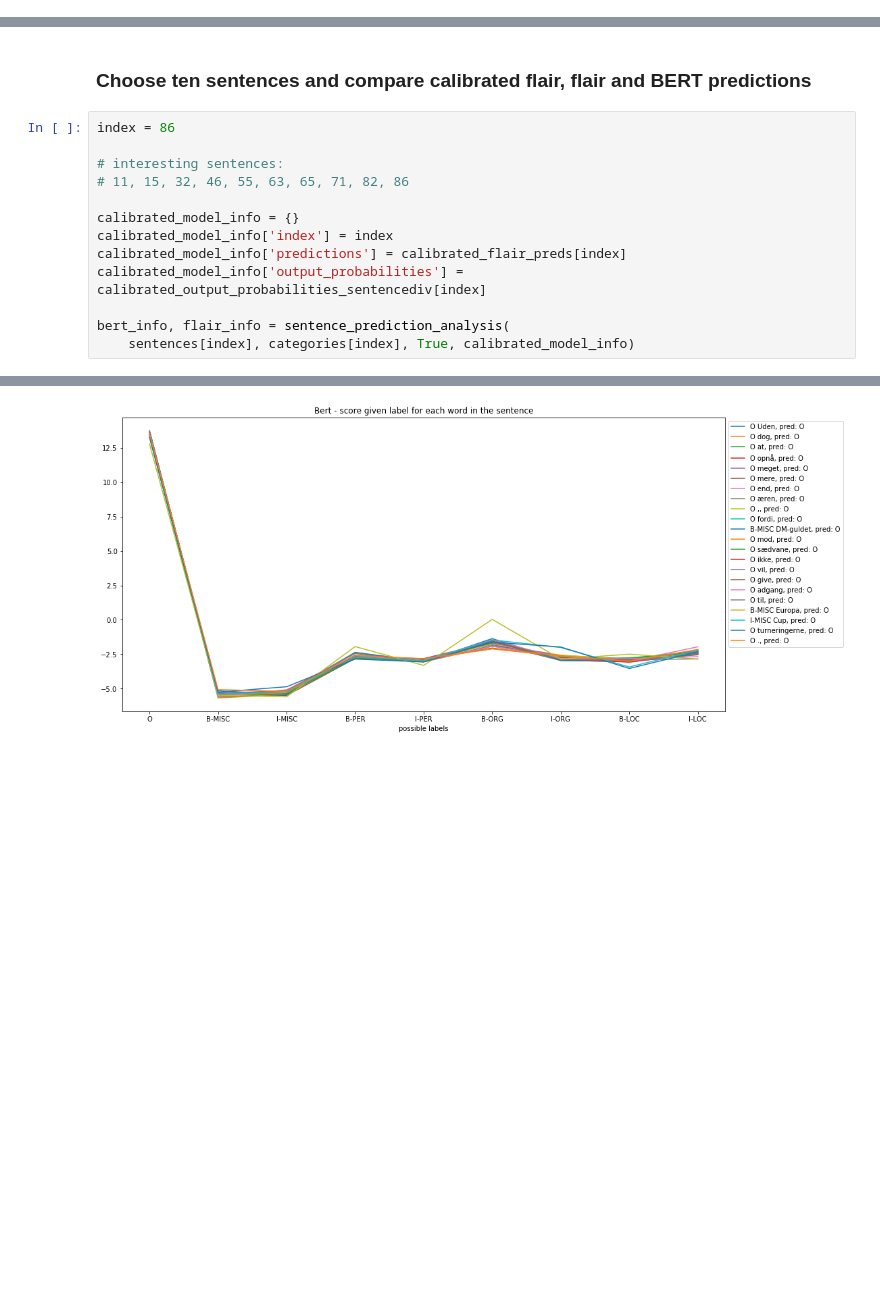
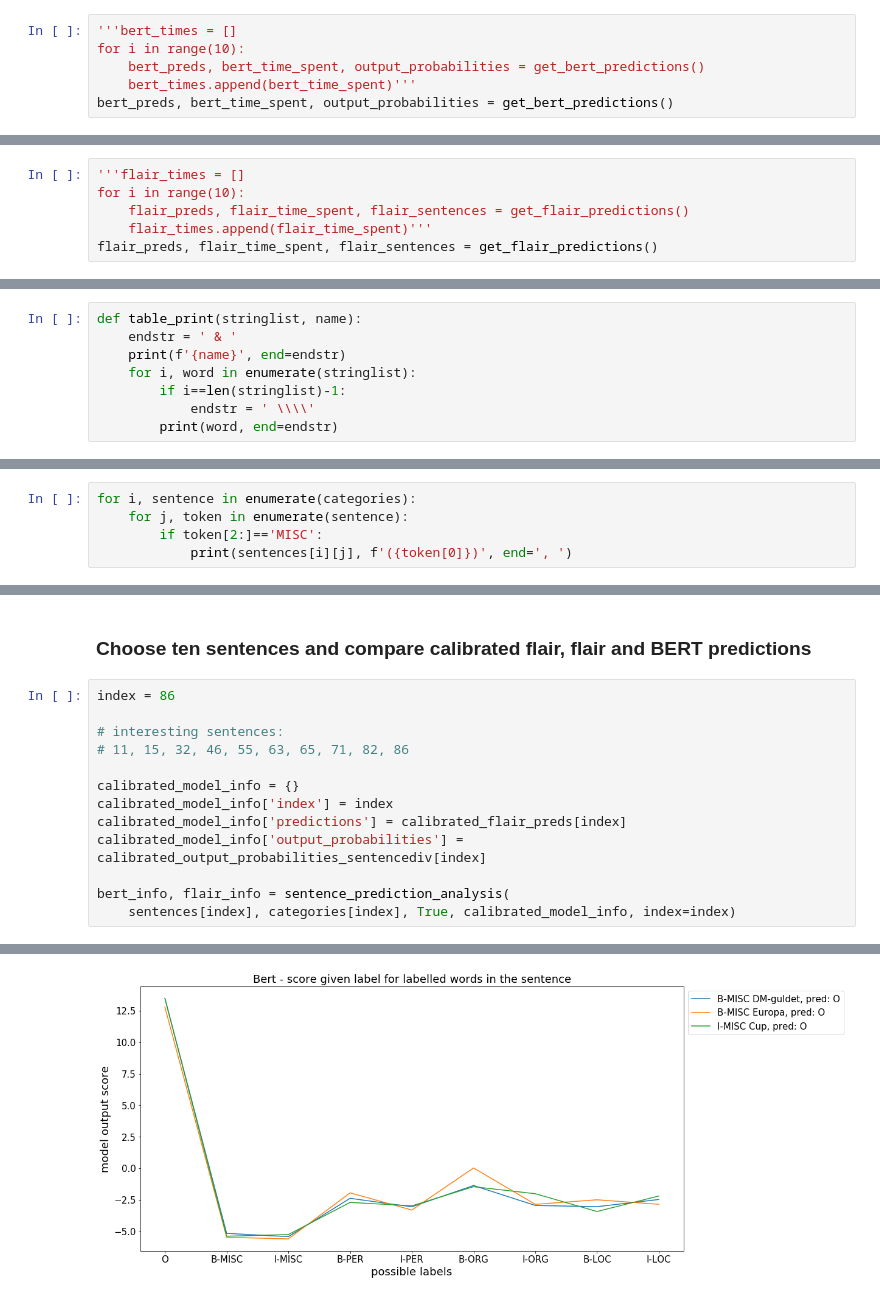
Before and after one commit to jorgeta/ner, a Jupyter notebook: notebooks/evaluation_with_probabilities.ipynb, the cells around one changed output, grey strips where cells are left out. Drawn from its saved outputs; the diff is of its cells as text; blank space fills up the shorter version.

```diff
--- a/notebooks/evaluation_with_probabilities.ipynb
+++ b/notebooks/evaluation_with_probabilities.ipynb
@@ -95,3 +93,9 @@ bert_preds, bert_time_spent, output_probabilities = get_bert_predictions()
+# %%
+'''bert_times = []
+for i in range(10):
+    bert_preds, bert_time_spent, output_probabilities = get_bert_predictions()
+    bert_times.append(bert_time_spent)'''
+bert_preds, bert_time_spent, output_probabilities = get_bert_predictions()
 # %%
 def get_flair_predictions():
     start = time.time()
@@ -120,3 +122,9 @@ flair_preds, flair_time_spent, flair_sentences = get_flair_predictions()
+# %%
+'''flair_times = []
+for i in range(10):
+    flair_preds, flair_time_spent, flair_sentences = get_flair_predictions()
+    flair_times.append(flair_time_spent)'''
+flair_preds, flair_time_spent, flair_sentences = get_flair_predictions()
 # %%
 print(flair_time_spent)
 # %% [output]
@@ -375,4 +399,12 @@ weighted avg       0.99      0.99      0.99     10023
 sentences_flattened = [item for sublist in sentences for item in sublist]
 # %% [markdown]
 ## Classification probabilities
+# %%
+def table_print(stringlist, name):
+    endstr = ' & '
+    print(f'{name}', end=endstr)
+    for i, word in enumerate(stringlist):
+        if i==len(stringlist)-1:
+            endstr = ' \\\\'
+        print(word, end=endstr)
 # %%
@@ -683,0 +791,5 @@ B-MISC Gug'ske
+# %%
+for i, sentence in enumerate(categories):
+    for j, token in enumerate(sentence):
+        if token[2:]=='MISC':
+            print(sentences[i][j], f'({token[0]})', end=', ')
@@ -1206,17 +1404,17 @@ Amount of samples in each bin for I-LOC: [10009     4     2     2     6     0]
 # %%
 index = 86
 
 # interesting sentences:
 # 11, 15, 32, 46, 55, 63, 65, 71, 82, 86
 
 calibrated_model_info = {}
 calibrated_model_info['index'] = index
 calibrated_model_info['predictions'] = calibrated_flair_preds[index]
 calibrated_model_info['output_probabilities'] = calibrated_output_probabilities_sentencediv[index]
 
 bert_info, flair_info = sentence_prediction_analysis(
-    sentences[index], categories[index], True, calibrated_model_info)
+    sentences[index], categories[index], True, calibrated_model_info, index=index)
 # %% [output]
 Sentence: ['Uden', 'dog', 'at', 'opnå', 'meget', 'mere', 'end', 'æren', ',', 'fordi', 'DM-guldet', 'mod', 'sædvane', 'ikke', 'vil', 'give', 'adgang', 'til', 'Europa', 'Cup', 'turneringerne', '.']
 Targets: ['O', 'O', 'O', 'O', 'O', 'O', 'O', 'O', 'O', 'O', 'B-MISC', 'O', 'O', 'O', 'O', 'O', 'O', 'O', 'B-MISC', 'I-MISC', 'O', 'O']
-[figure, old version]
+[figure, new version]
```
Also changed, not shown: parts of 22 cells of this notebook.
